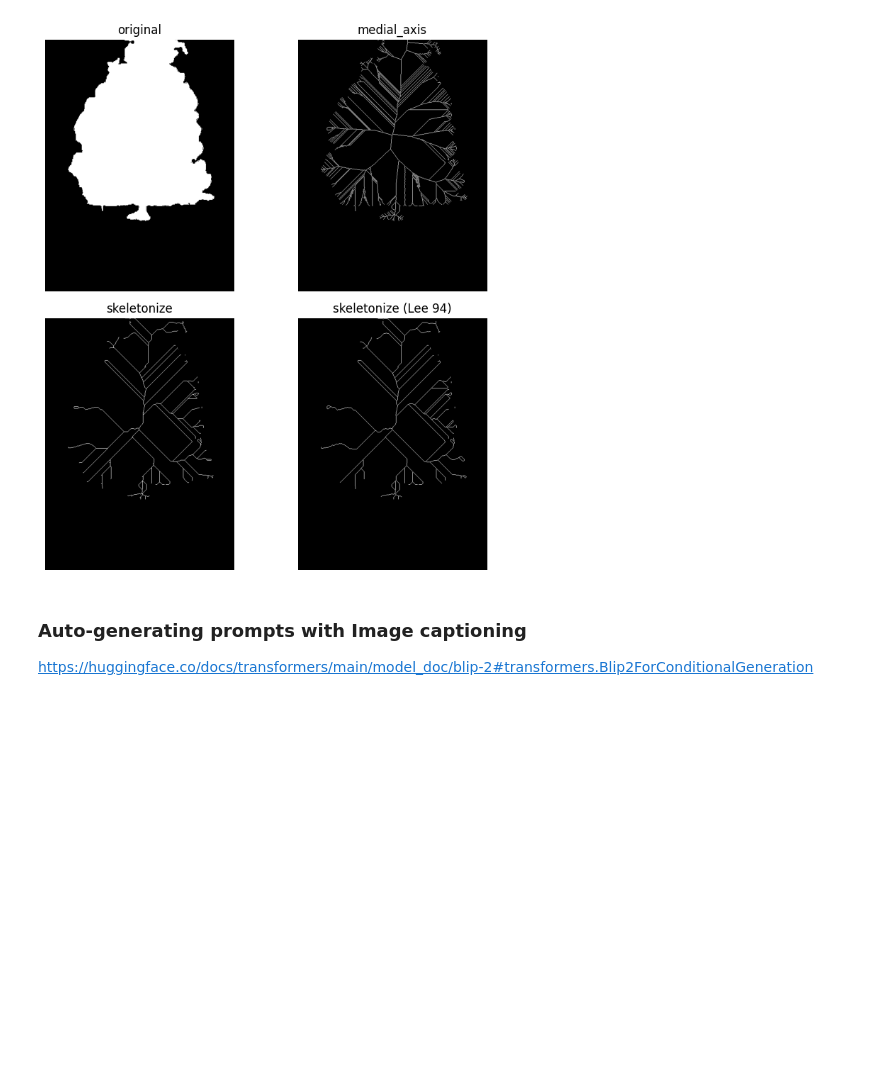
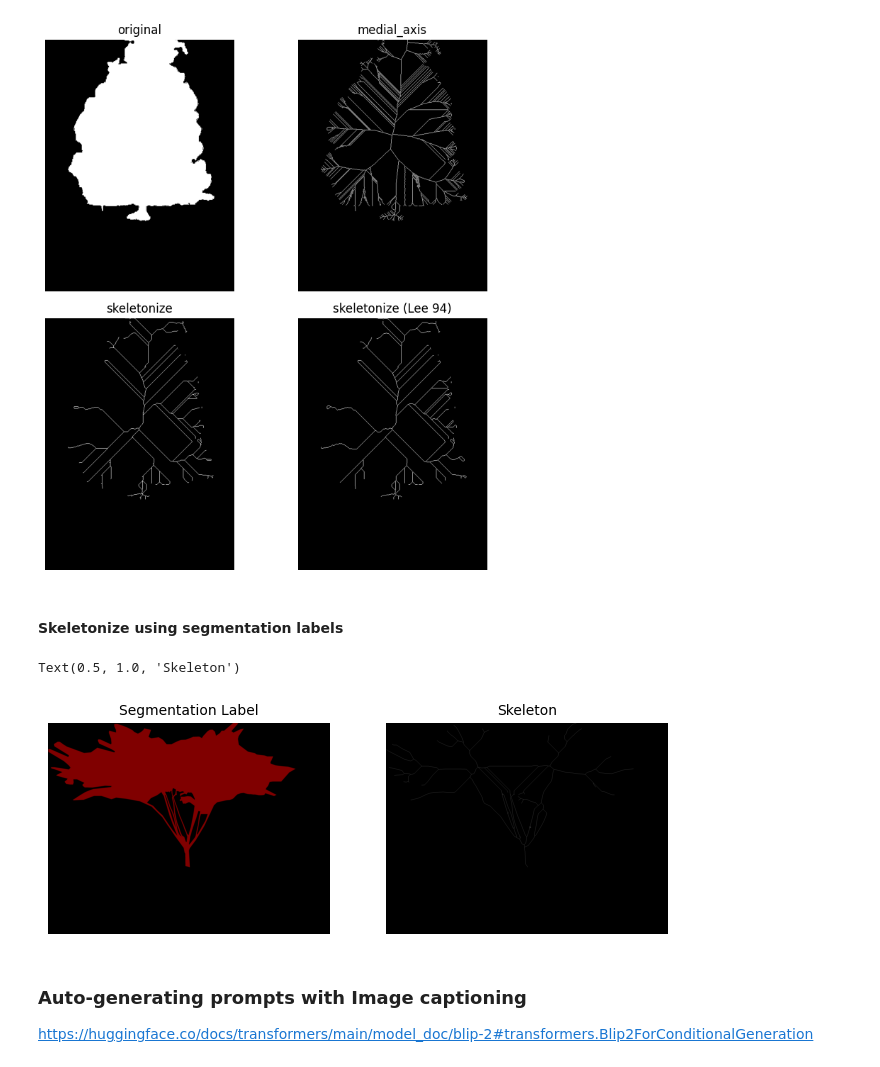
Before and after one commit to LinoLerch/ControlNet-Trees, a Jupyter notebook: Build_dataset/demos.ipynb, the cells around one changed output. Cells and saved outputs as stored; diff of their text form; code cells hidden in the pictures; blank space fills up the shorter version.

Commit message:
Improve build dataset, add using segmentation - Improve build dataset logging to indicate progress - add function to skeletonize starting from segmentation label

```diff
--- a/Build_dataset/demos.ipynb
+++ b/Build_dataset/demos.ipynb
@@ -309,6 +365,26 @@ compare_skel_algos(5)
 compare_skel_algos(0)
 # %% [output]
 [figure]
+# %% [markdown]
+#### Skeletonize using segmentation labels
+# %%
+SEGM_DIR = "C:\\Users\\viscom\\workspace\\tree_project\\tree_images\\UrbanStreet\\segmentation\\VOC2012\\SegmentationClass"
+img = cv2.imread(os.path.join(SEGM_DIR,"Acer palmatum_tree_1 (5).png"), cv2.IMREAD_GRAYSCALE)
+img_color = cv2.imread(os.path.join(SEGM_DIR,"Acer palmatum_tree_1 (5).png"))
+skeleton = skeletonize(img)
+
+# Plot both images
+fig, axes = plt.subplots(nrows=1, ncols=2, figsize=(8, 4))
+ax = axes.ravel()
+ax[0].imshow(cv2.cvtColor(img_color, cv2.COLOR_RGB2BGR))
+ax[0].axis('off')
+ax[0].set_title('Segmentation Label', fontsize=10)
+ax[1].imshow(skeleton, cmap=plt.cm.gray)
+ax[1].axis('off')
+ax[1].set_title('Skeleton', fontsize=10)
+# %% [output]
+Text(0.5, 1.0, 'Skeleton')
+[figure, added]
 # %% [markdown]
 ### Auto-generating prompts with Image captioning
 https://huggingface.co/docs/transformers/main/model_doc/blip-2#transformers.Blip2ForConditionalGeneration
```
Also changed, not shown: parts of 4 cells of this notebook, 1 other file.
